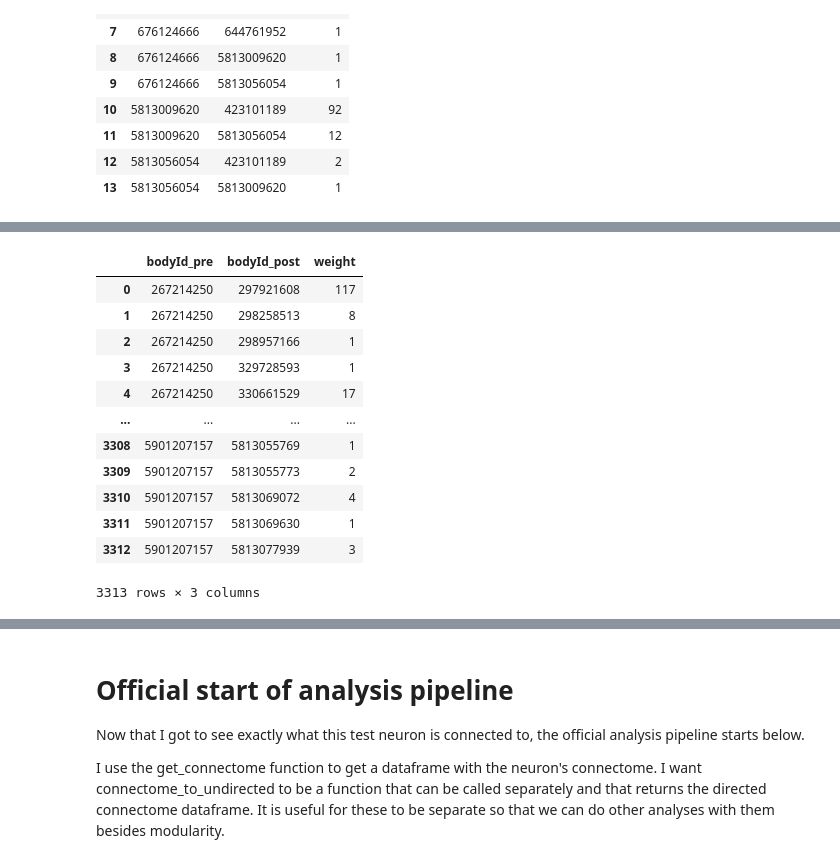
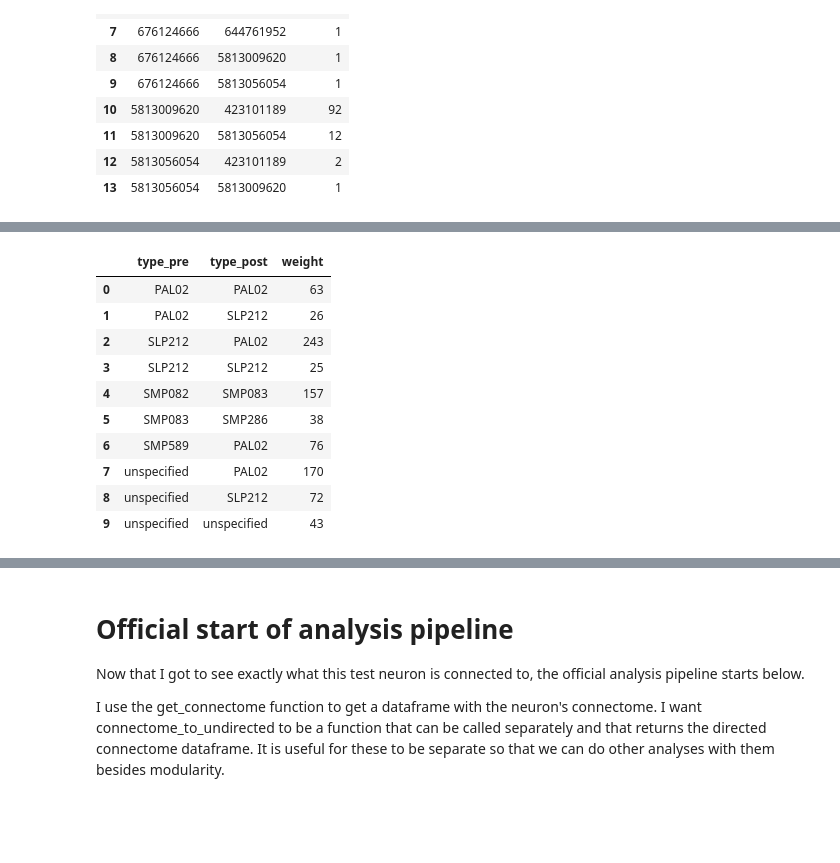
Before and after one commit to Gutierrez-lab/oviIN-analyses-gabrielle, a Jupyter notebook: test_analysis_pipeline.ipynb, the cells around one changed output, grey strips where cells are left out. Saved outputs shown, nothing was run; the diff lists cells and outputs as text; code cells hidden in the pictures; blank space fills up the shorter version.

Commit message:
validating and testing get_connectome functions

```diff
--- a/test_analysis_pipeline.ipynb
+++ b/test_analysis_pipeline.ipynb
@@ -187,6 +187,6 @@ To test the thresholding by weight and the connectome by type options, we'll nee
 # %%
 # testing on a neuron with few connections
-test_neuron_Id = 5813077939
+test_neuron_Id = 547612423 #5813077939 #7112615328#547612423#
 # %%
 from neuprint import fetch_neurons
 test_neuron_df, test_syns = fetch_neurons(test_neuron_Id)
@@ -238,0 +281,4 @@ test_outputs
+# %%
+weight_thresh = 25
+t_connectome = t_connectome[t_connectome['weight'] >= weight_thresh]
+t_connectome
@@ -239,20 +368,18 @@ test_outputs
 # %%
 # obtain the connectome dataframe for the test neuron
 from get_connectome import get_connectome
 
-test_connectome = get_connectome(test_neuron_Id)
+test_connectome = get_connectome(test_neuron_Id, exclude_main_neurons=True, connectome_scope='input', weight_threshold=weight_thresh, connectome_by_type=True)
 test_connectome
 # %% [output]
-|  | bodyId_pre | bodyId_post | weight |
-| 0 | 267214250 | 297921608 | 117 |
-| 1 | 267214250 | 298258513 | 8 |
-| 2 | 267214250 | 298957166 | 1 |
-| 3 | 267214250 | 329728593 | 1 |
-| 4 | 267214250 | 330661529 | 17 |
-| ... | ... | ... | ... |
-| 3308 | 5901207157 | 5813055769 | 1 |
-| 3309 | 5901207157 | 5813055773 | 2 |
-| 3310 | 5901207157 | 5813069072 | 4 |
-| 3311 | 5901207157 | 5813069630 | 1 |
-| 3312 | 5901207157 | 5813077939 | 3 |
+|  | type_pre | type_post | weight |
+| 0 | PAL02 | PAL02 | 63 |
+| 1 | PAL02 | SLP212 | 26 |
+| 2 | SLP212 | PAL02 | 243 |
+| 3 | SLP212 | SLP212 | 25 |
+| 4 | SMP082 | SMP083 | 157 |
+| 5 | SMP083 | SMP286 | 38 |
+| 6 | SMP589 | PAL02 | 76 |
+| 7 | unspecified | PAL02 | 170 |
+| 8 | unspecified | SLP212 | 72 |
+| 9 | unspecified | unspecified | 43 |
-3313 rows × 3 columns
```
Also changed, not shown: parts of 20 cells of this notebook, 1 other file.
